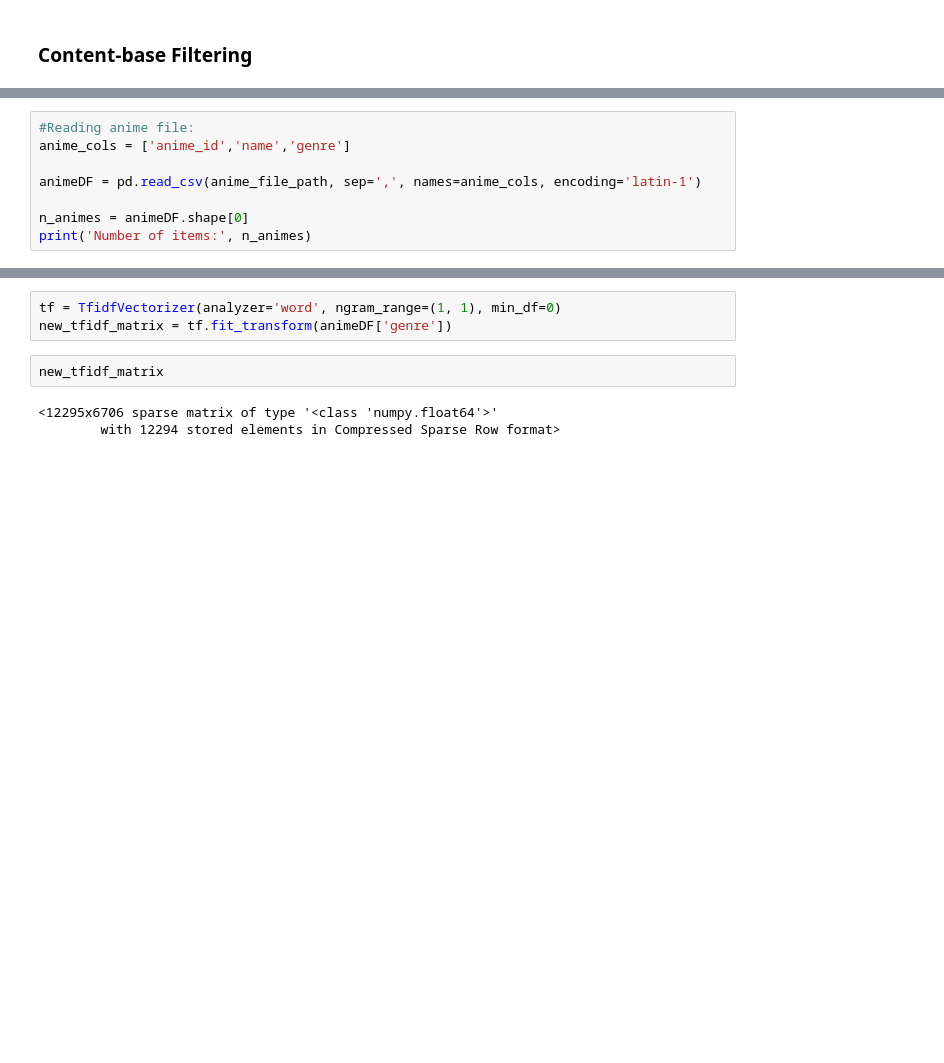
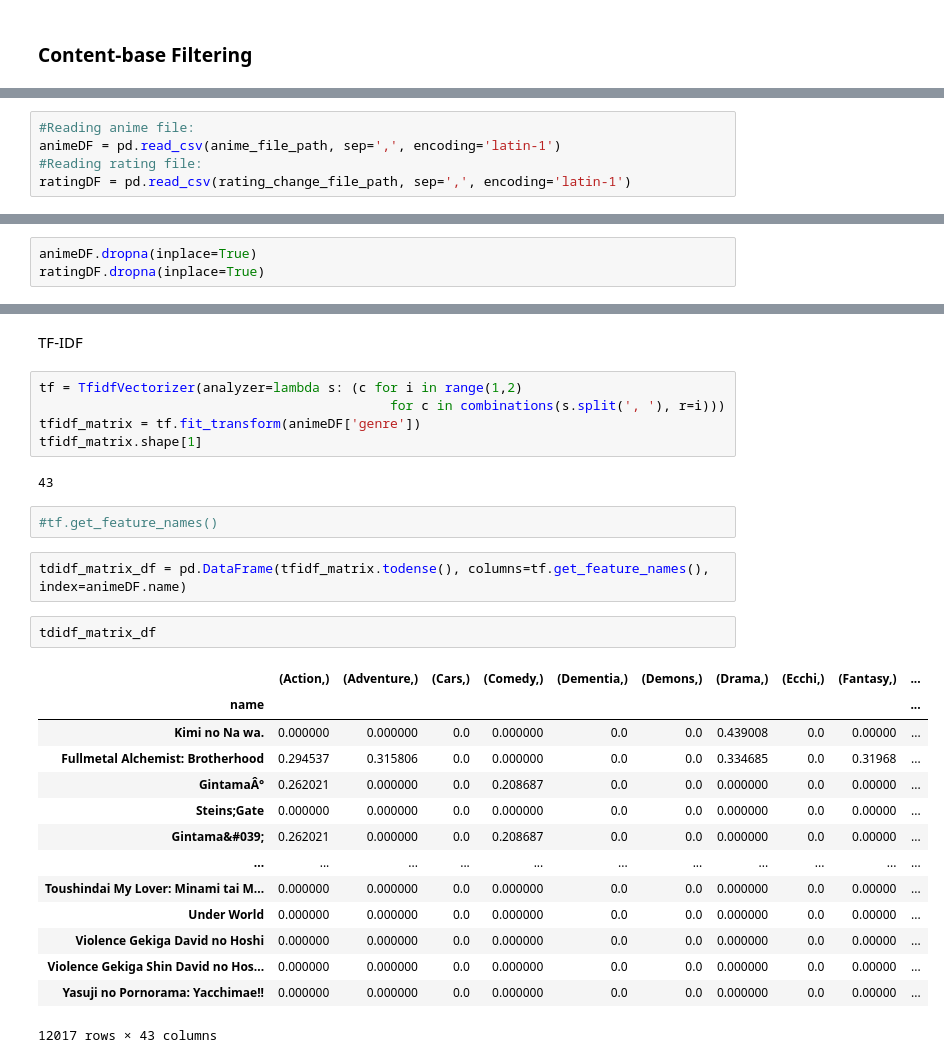
Before and after one commit to BaoNguyen1001/anime-recommended-system, a Jupyter notebook: Code/BuildRecommended.ipynb, the cells around one changed output, grey strips where cells are left out. Drawn from its saved outputs; the diff is of its cells as text; blank space fills up the shorter version.

```diff
--- a/Code/BuildRecommended.ipynb
+++ b/Code/BuildRecommended.ipynb
@@ -213,8 +234,5 @@ model.save(model_path)
 # %%
 #Reading anime file:
-anime_cols = ['anime_id','name','genre']
-
-animeDF = pd.read_csv(anime_file_path, sep=',', names=anime_cols, encoding='latin-1')
-
-n_animes = animeDF.shape[0]
-print('Number of items:', n_animes)
+animeDF = pd.read_csv(anime_file_path, sep=',', encoding='latin-1')
+#Reading rating file:
+ratingDF = pd.read_csv(rating_change_file_path, sep=',', encoding='latin-1')
@@ -222,0 +241,3 @@ Number of items: 12295
+# %%
+animeDF.dropna(inplace=True)
+ratingDF.dropna(inplace=True)
@@ -223,8 +266,30 @@ Number of items: 12295
+# %% [markdown]
+TF-IDF
 # %%
-tf = TfidfVectorizer(analyzer='word', ngram_range=(1, 1), min_df=0)
-new_tfidf_matrix = tf.fit_transform(animeDF['genre'])
+tf = TfidfVectorizer(analyzer=lambda s: (c for i in range(1,2)
+                                             for c in combinations(s.split(', '), r=i)))
+tfidf_matrix = tf.fit_transform(animeDF['genre'])
+tfidf_matrix.shape[1]
+# %% [output]
+43
+# %%
+#tf.get_feature_names()
 # %%
-new_tfidf_matrix
+tdidf_matrix_df = pd.DataFrame(tfidf_matrix.todense(), columns=tf.get_feature_names(), index=animeDF.name)
-# %% [output]
-<12295x6706 sparse matrix of type '<class 'numpy.float64'>'
-        with 12294 stored elements in Compressed Sparse Row format>
+# %%
+tdidf_matrix_df
+# %% [output]
+|  | (Action,) | (Adventure,) | (Cars,) | (Comedy,) | (Dementia,) | (Demons,) | (Drama,) | (Ecchi,) | (Fantasy,) | ... |
+| name |  |  |  |  |  |  |  |  |  | ... |
+| Kimi no Na wa. | 0.000000 | 0.000000 | 0.0 | 0.000000 | 0.0 | 0.0 | 0.439008 | 0.0 | 0.00000 | ... |
+| Fullmetal Alchemist: Brotherhood | 0.294537 | 0.315806 | 0.0 | 0.000000 | 0.0 | 0.0 | 0.334685 | 0.0 | 0.31968 | ... |
+| GintamaÂ° | 0.262021 | 0.000000 | 0.0 | 0.208687 | 0.0 | 0.0 | 0.000000 | 0.0 | 0.00000 | ... |
+| Steins;Gate | 0.000000 | 0.000000 | 0.0 | 0.000000 | 0.0 | 0.0 | 0.000000 | 0.0 | 0.00000 | ... |
+| Gintama&#039; | 0.262021 | 0.000000 | 0.0 | 0.208687 | 0.0 | 0.0 | 0.000000 | 0.0 | 0.00000 | ... |
+| ... | ... | ... | ... | ... | ... | ... | ... | ... | ... | ... |
+| Toushindai My Lover: Minami tai M... | 0.000000 | 0.000000 | 0.0 | 0.000000 | 0.0 | 0.0 | 0.000000 | 0.0 | 0.00000 | ... |
+| Under World | 0.000000 | 0.000000 | 0.0 | 0.000000 | 0.0 | 0.0 | 0.000000 | 0.0 | 0.00000 | ... |
+| Violence Gekiga David no Hoshi | 0.000000 | 0.000000 | 0.0 | 0.000000 | 0.0 | 0.0 | 0.000000 | 0.0 | 0.00000 | ... |
+| Violence Gekiga Shin David no Hos... | 0.000000 | 0.000000 | 0.0 | 0.000000 | 0.0 | 0.0 | 0.000000 | 0.0 | 0.00000 | ... |
+| Yasuji no Pornorama: Yacchimae!! | 0.000000 | 0.000000 | 0.0 | 0.000000 | 0.0 | 0.0 | 0.000000 | 0.0 | 0.00000 | ... |
+12017 rows × 43 columns
```
Also changed, not shown: parts of 19 cells of this notebook.
